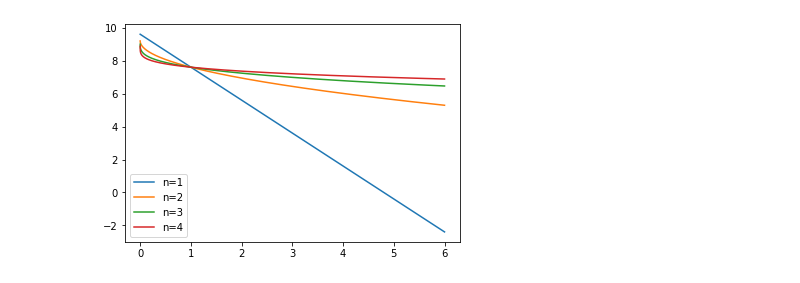
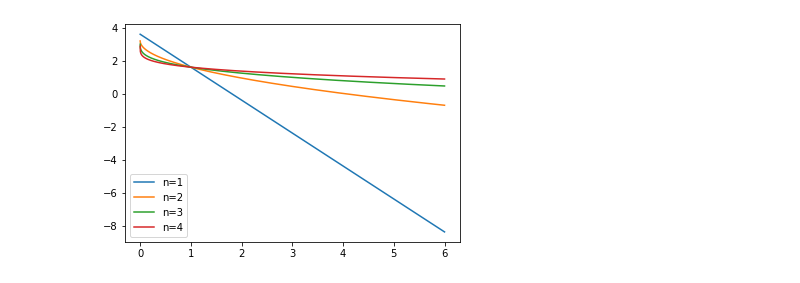
Before and after one commit to FreemanSpray/GOGREEN-Research, a Jupyter notebook: Notebooks/Sersic Functions.ipynb, the cells around one changed output. Saved outputs shown, nothing was run; the diff lists cells and outputs as text; code cells hidden in the pictures.

Commit message:
Added plots and captions
Created plots with varying I(Re) and Re respectively, added brief captions for all 3.

```diff
--- a/Notebooks/Sersic Functions.ipynb
+++ b/Notebooks/Sersic Functions.ipynb
@@ -4,18 +4,18 @@ from matplotlib import pyplot as pyplot
 # %%
 def getIntensity(n, R, Re, I_Re):
     b_n = 1.999 * pow(n, -0.327) # value of bn for a given n
     Rratio = R/Re
     invSersic = 1/n
     expo = - 1 * b_n * (pow(Rratio, invSersic) - 1)
     return I_Re * pow(2.718, expo) #return I(R) calculated from intermediate calculations performed above
 
-I_Re = 2000 #arbitrary value for I(Re)
-Re = 2000 #arbitrary value for Re
+I_Re = 5 #arbitrary value for I(Re)
+Re = 5 #arbitrary value for Re
 R = numpy.arange(0, (6*Re) + 0.01, 0.01) #generating R values with 0 <= R <= 6Re, or 0 <= R/Re <= 6
 
 for n in range(1,5):
     lbl = 'n=' + str(n)
-    pyplot.plot(R/Re, numpy.log(getIntensity(n, R, Re, I_Re)), label=lbl) # for each n, plot log(I(R)) vs R
+    pyplot.plot(R/Re, numpy.log(getIntensity(n, R, Re, I_Re)), label=lbl) # for each n, plot log(I(R)) vs R/Re
     pyplot.legend()
 # %% [output]
-[figure, old version]
+[figure, new version]
```
Also changed, not shown: parts of 5 cells of this notebook.
